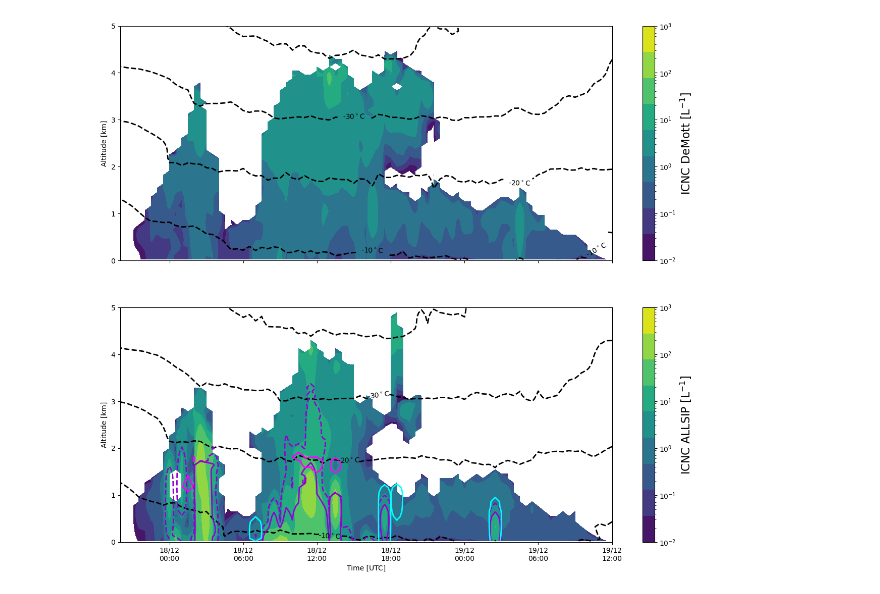
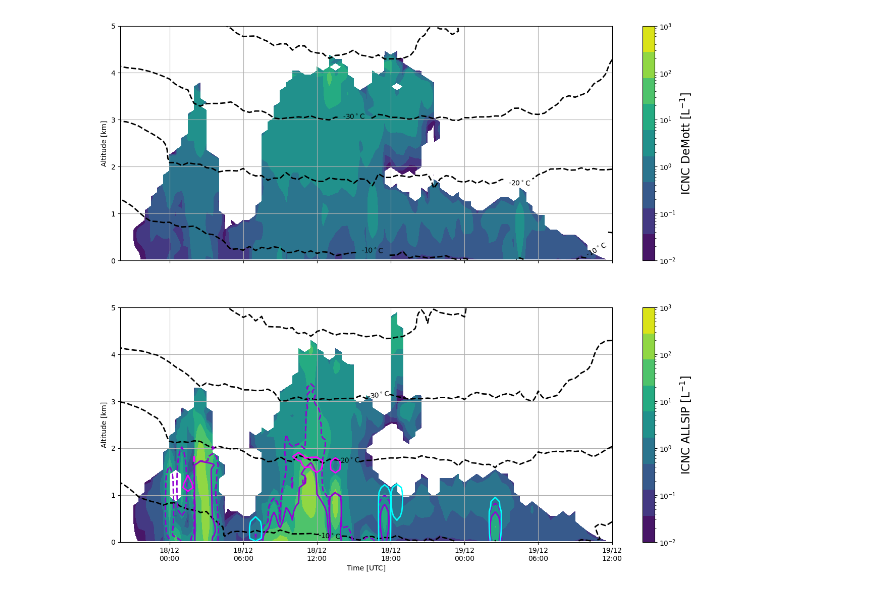
Before and after one commit to eliotperrin/Mixed-phase-cloud-with-CR-SIM, a Jupyter notebook: Sip process.ipynb, the cells around one changed output. Saved outputs shown, nothing was run; the diff lists cells and outputs as text; code cells hidden in the pictures.

```diff
--- a/Sip process.ipynb
+++ b/Sip process.ipynb
@@ -189,6 +189,7 @@ axs[0].set_yticks([0,1,2,3,4,5])
 axs[0].set_xticks(tick_locs)
 axs[0].set_xticklabels([])
 axs[0].set_xlim(wrf_time2[40], wrf_time2[-1])
+axs[0].grid()
 '''
 tstmp1 = np.datetime64('2021-12-18T04:45')
 i_t1 = np.where(wrf_time2 == tstmp1)[0][0]
@@ -200,31 +201,32 @@ tstmp2b = np.datetime64('2021-12-18T17:30')
 i_t2b = np.where(wrf_time2 == tstmp2b)[0][0]
 '''
 
 icnc = axs[1].contourf(wrf_time2, ZZmiddle_1000, to_np(icncALLSIP.T), levs, norm=colors.LogNorm())
 cs = axs[1].contour(wrf_time2, ZZmiddle_1000, tALLSIP.T, levels=np.arange(-50, 0, 10), colors='black',linewidths=2)
 br_contour = axs[1].contour(wrf_time2, ZZmiddle_1000, brALLSIP.T, levels=[br], colors='darkviolet',linewidths=2)
 hm_contour = axs[1].contour(wrf_time2, ZZmiddle_1000, hmALLSIP.T, levels=[hm], colors='darkcyan',linewidths=2)
 br_contour2 = axs[1].contour(wrf_time2, ZZmiddle_1000, brALLSIP.T, levels=[br2], colors='darkviolet',linewidths=2, linestyles='dashed')
 sb_contour = axs[1].contour(wrf_time2, ZZmiddle_1000, sbALLSIP.T, levels=[sb], colors='magenta',linewidths=2)
 ds_contour = axs[1].contour(wrf_time2, ZZmiddle_1000, dsALLSIP.T, levels=[ds], colors='cyan',linewidths=2)
 
 #axs[2].axvline(wrf_time2[i_t1], color='coral', linestyle='dashed',linewidth=2.)
 #axs[2].axvline(wrf_time2[i_t2], color='#FFDB58', linestyle='dashed',linewidth=2.)
 #axs[2].axvline(wrf_time2[i_t2b], color='#FFDB58', linestyle='dashed',linewidth=2.)
 axs[1].set_ylim(0,5)
 axs[1].set_xlim(wrf_time2[0], wrf_time2[-1])
 axs[1].set_ylabel("Altitude [km]")
 axs[1].set_xlabel("Time [UTC]")
 axs[1].set_ylim(0,5)
 axs[1].set_yticks([0,1,2,3,4,5])
 axs[1].set_xticks(tick_locs)
 axs[1].set_xticklabels(tick_labels)
 axs[1].set_xlim(wrf_time2[40], wrf_time2[-1])
 axs[1].clabel(cs, inline=True, fontsize=10, fmt='%d$^\circ$C')
+axs[1].grid()
 cbar = fig.colorbar(icnc,ax=axs[1])
 cbar.ax.set_yscale('log')
 cbar.set_label('ICNC ALLSIP [$\mathrm{L^{-1}}$]', fontsize=16)
 
 plt.show()
 # %% [output]
-[figure, old version]
+[figure, new version]
```
Also changed, not shown: 1 other file.
